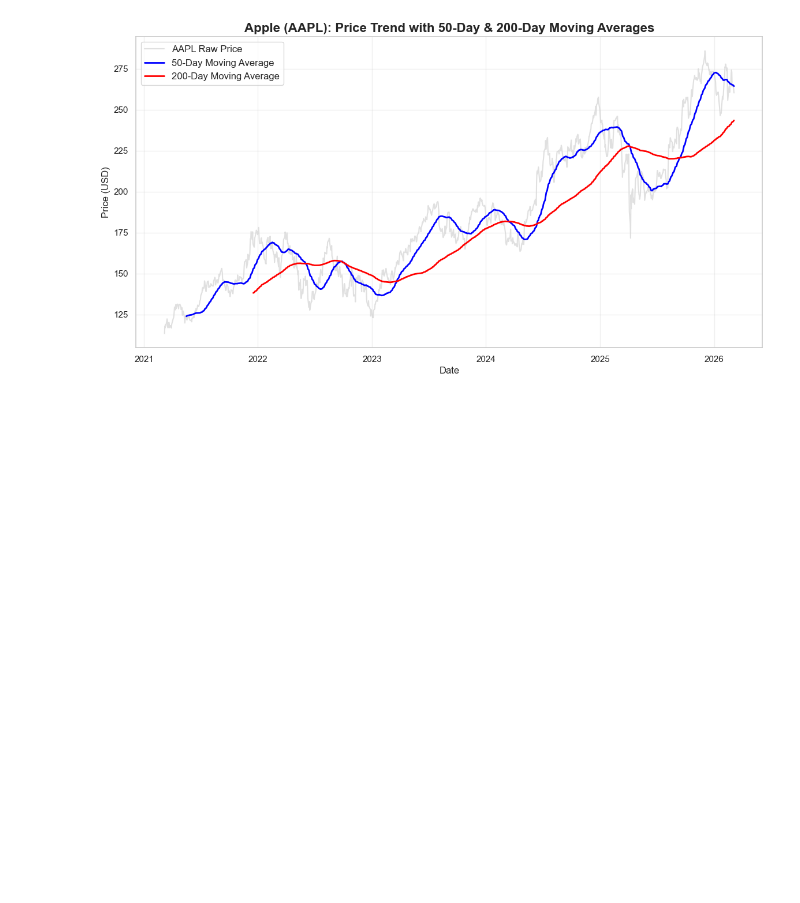
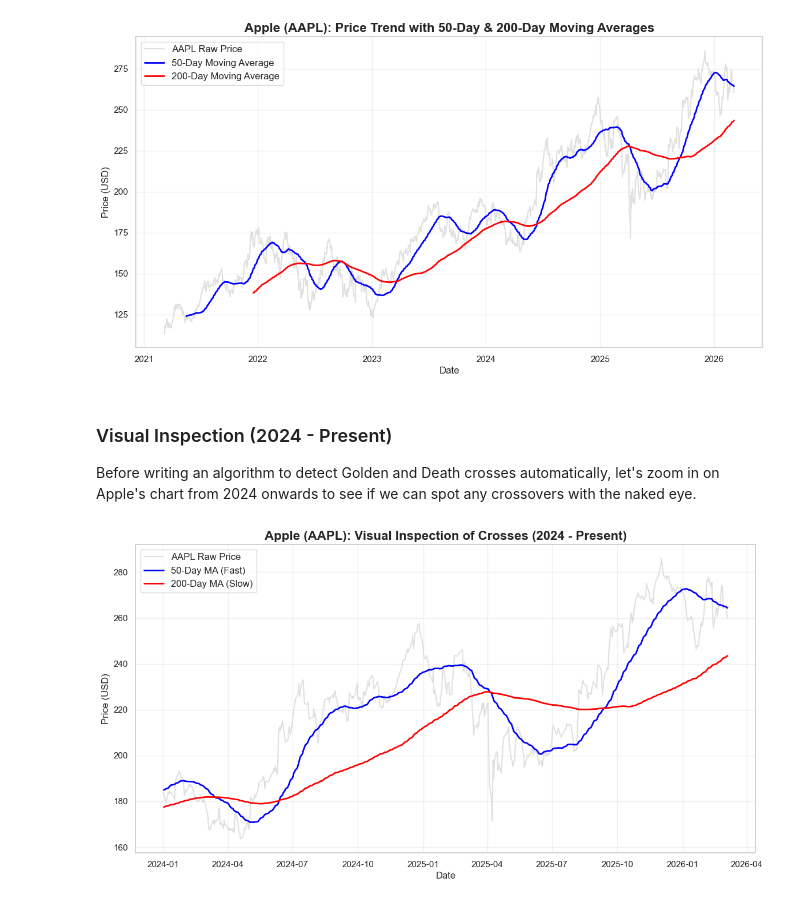
Before and after one commit to ferfections/financial-risk-analysis, a Jupyter notebook: src/tech_stock_analysis.ipynb, the cells around one changed output. Cells and saved outputs as stored; diff of their text form; code cells hidden in the pictures; blank space fills up the shorter version.

Commit message:
spotting death and golden crosses

```diff
--- a/src/tech_stock_analysis.ipynb
+++ b/src/tech_stock_analysis.ipynb
@@ -138,3 +138,34 @@ plt.grid(True, alpha=0.3)
 plt.show()
 # %% [output]
 [figure]
+# %% [markdown]
+### Visual Inspection (2024 - Present)
+Before writing an algorithm to detect Golden and Death crosses automatically, let's zoom in on Apple's chart from 2024 onwards to see if we can spot any crossovers with the naked eye.
+# %%
+# 1. Define our starting date for the zoom
+start_date = '2024-01-01'
+
+# 2. Slice our existing 5-year data to only keep rows from 2024 onwards
+# Pandas' .loc[] allows us to filter by date easily
+aapl_price_zoomed = close_prices['AAPL'].loc[start_date:]
+aapl_ma50_zoomed = apple_ma50.loc[start_date:]
+aapl_ma200_zoomed = apple_ma200.loc[start_date:]
+
+# 3. Create the zoomed-in plot
+plt.figure(figsize=(14, 7))
+
+# Plot the raw price and the two moving averages
+plt.plot(aapl_price_zoomed.index, aapl_price_zoomed, label='AAPL Raw Price', color='lightgray', alpha=0.7)
+plt.plot(aapl_ma50_zoomed.index, aapl_ma50_zoomed, label='50-Day MA (Fast)', color='blue', linewidth=2)
+plt.plot(aapl_ma200_zoomed.index, aapl_ma200_zoomed, label='200-Day MA (Slow)', color='red', linewidth=2)
+
+# Formatting
+plt.title('Apple (AAPL): Visual Inspection of Crosses (2024 - Present)', fontsize=16, fontweight='bold')
+plt.xlabel('Date', fontsize=12)
+plt.ylabel('Price (USD)', fontsize=12)
+plt.legend(loc='upper left', fontsize=12)
+plt.grid(True, alpha=0.3)
+
+plt.show()
+# %% [output]
+[figure, added]
```
Also changed, not shown: parts of 2 cells of this notebook.
